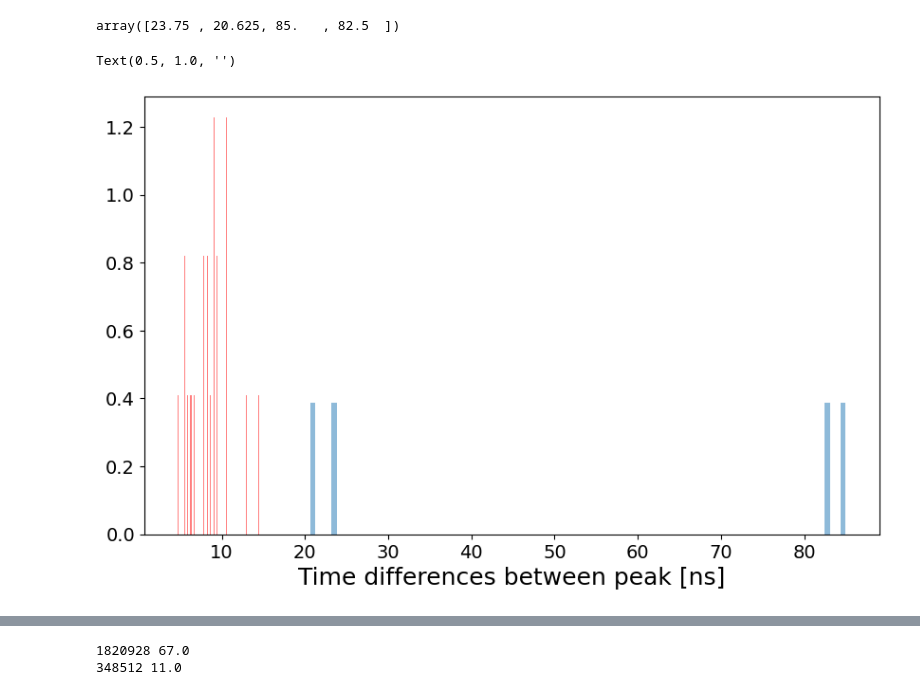
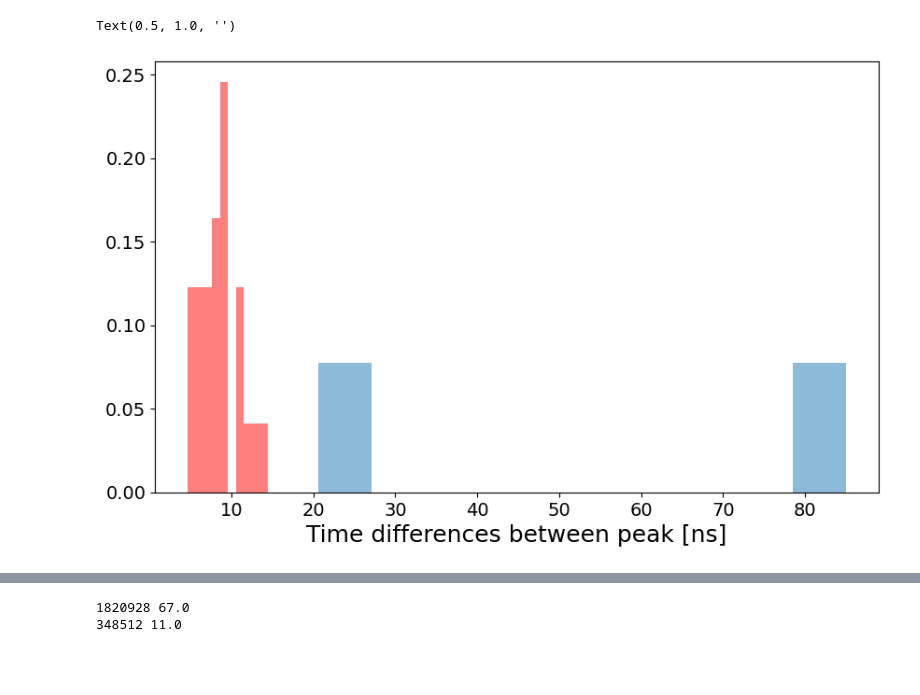
Before and after one commit to Teikiet/Monopoles_TK, a Jupyter notebook: Analyzing/Testing.ipynb, the cells around one changed output, grey strips where cells are left out. Cells and saved outputs as stored; diff of their text form; code cells hidden in the pictures; blank space fills up the shorter version.

```diff
--- a/Analyzing/Testing.ipynb
+++ b/Analyzing/Testing.ipynb
@@ -95,27 +95,23 @@ Time taken to get data:  0:00:00.864198
 Number of peak: 97.0 Mean noise: 1.0661514487245145e-05
-# %%
-d_T_peak2
-# %% [output]
-array([23.75 , 20.625, 85.   , 82.5  ])
 # %%
 plt.figure(figsize=(10, 6))
 T1 = d_T_peak1[np.where( abs(d_T_peak1) < 800)] * 0.625#np.diff(T_peak1)* 0.625
 T1 = T1[np.where( T1 > 0)]
-plt.hist(T1, bins=100, label='Monopoles', alpha=0.5, density=True, color='red')
+plt.hist(T1, label='Monopoles', alpha=0.5, density=True, color='red')
 plt.xlabel('Time differences between peak [ns]')
 #plt.loglog()
 
 #plt.figure(figsize=(10, 6))
 T2 = d_T_peak2[np.where( abs(d_T_peak2) < 800)] #np.diff(T_peak2) * 0.625
 T2 = T2[np.where( T2 > 0)]
-plt.hist(T2, bins=100, label='Neutrinos', alpha=0.5, density=True)
+plt.hist(T2, label='Neutrinos', alpha=0.5, density=True)
 plt.xlabel('Time differences between peak [ns]')
 plt.title("")
 #plt.loglog()
 #plt.xlim(0, 200)
 # %% [output]
 Text(0.5, 1.0, '')
-[figure, old version]
+[figure, new version]
 # %%
 import numpy as np
 import matplotlib.pyplot as plt
```
Also changed, not shown: parts of 7 cells of this notebook, 7 other files.
